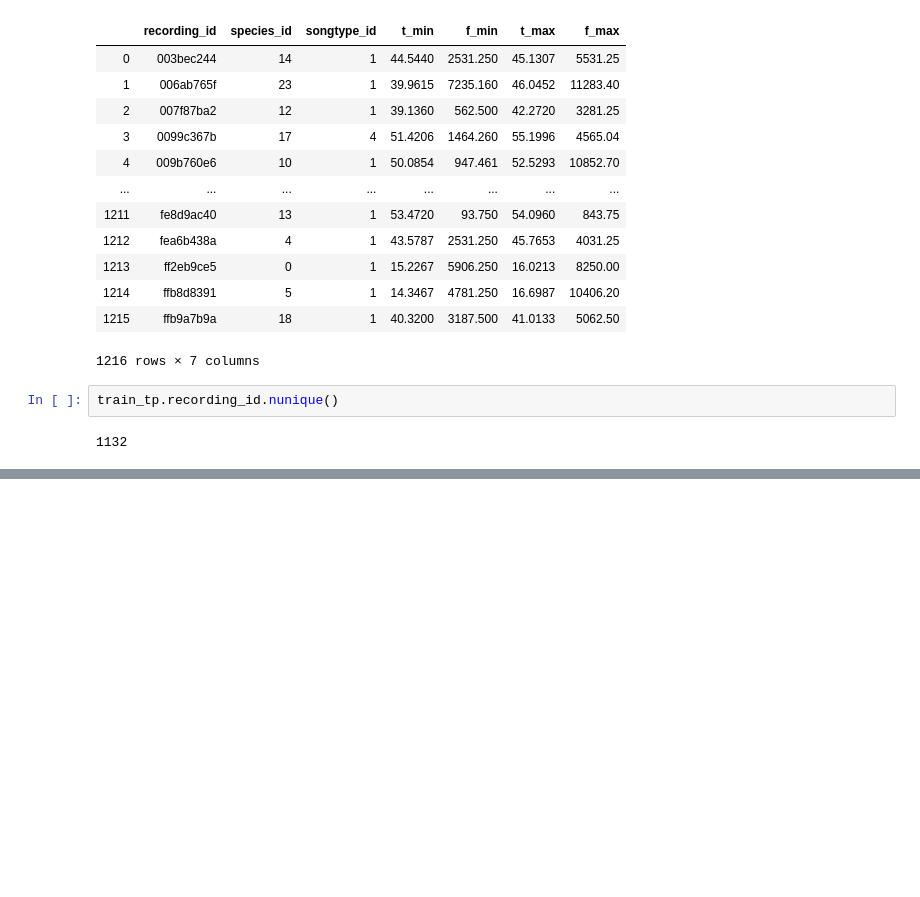
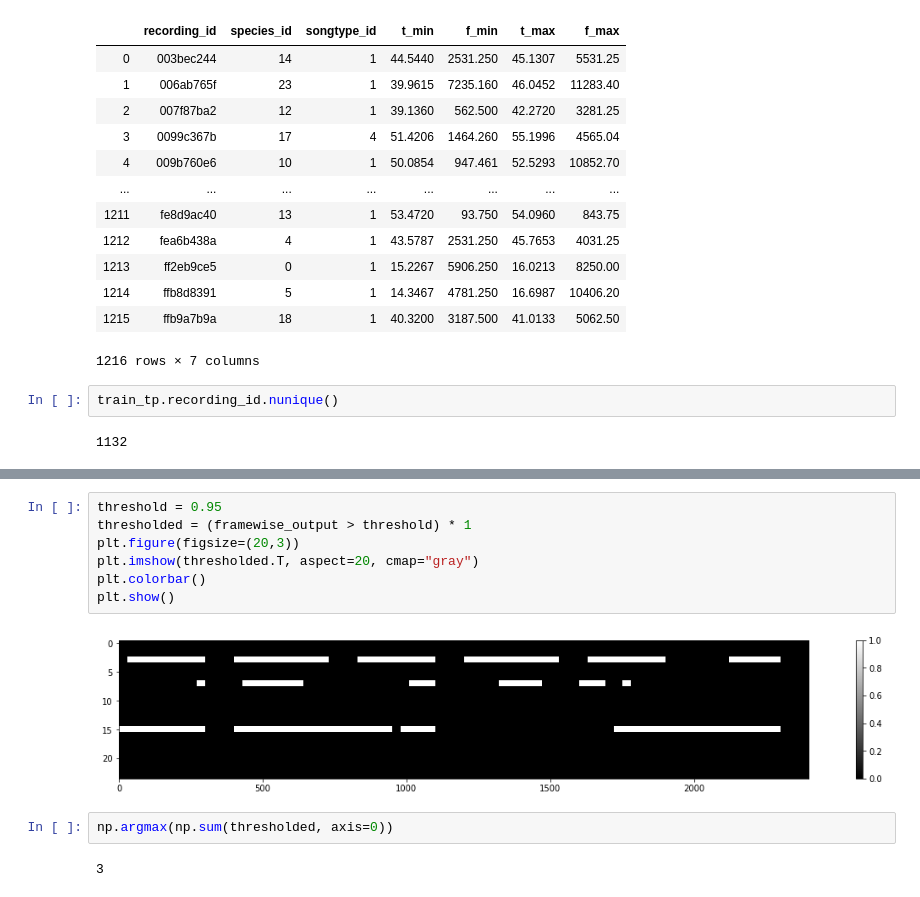
Before and after one commit to kuto5046/kaggle-rainforest, a Jupyter notebook: notebook/SED.ipynb, the cells around one changed output, grey strips where cells are left out. Drawn from its saved outputs; the diff is of its cells as text; blank space fills up the shorter version.

```diff
--- a/notebook/SED.ipynb
+++ b/notebook/SED.ipynb
@@ -155,0 +171,13 @@ train_tp.recording_id.nunique()
+# %%
+threshold = 0.95
+thresholded = (framewise_output > threshold) * 1
+plt.figure(figsize=(20,3))
+plt.imshow(thresholded.T, aspect=20, cmap="gray")
+plt.colorbar()
+plt.show()
+# %% [output]
+[figure, added]
+# %%
+np.argmax(np.sum(thresholded, axis=0))
+# %% [output]
+3
```
Also changed, not shown: parts of 5 cells of this notebook, 3 other files.
